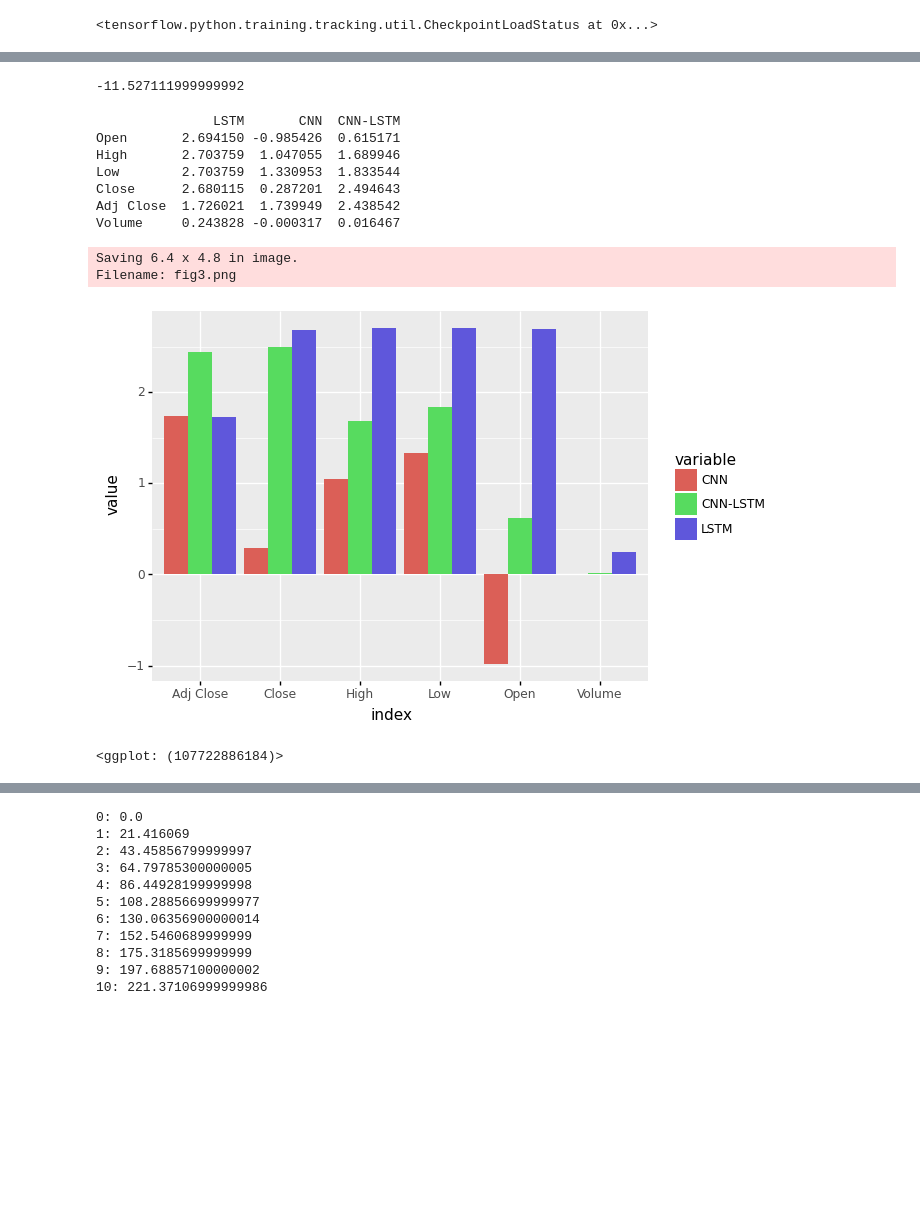
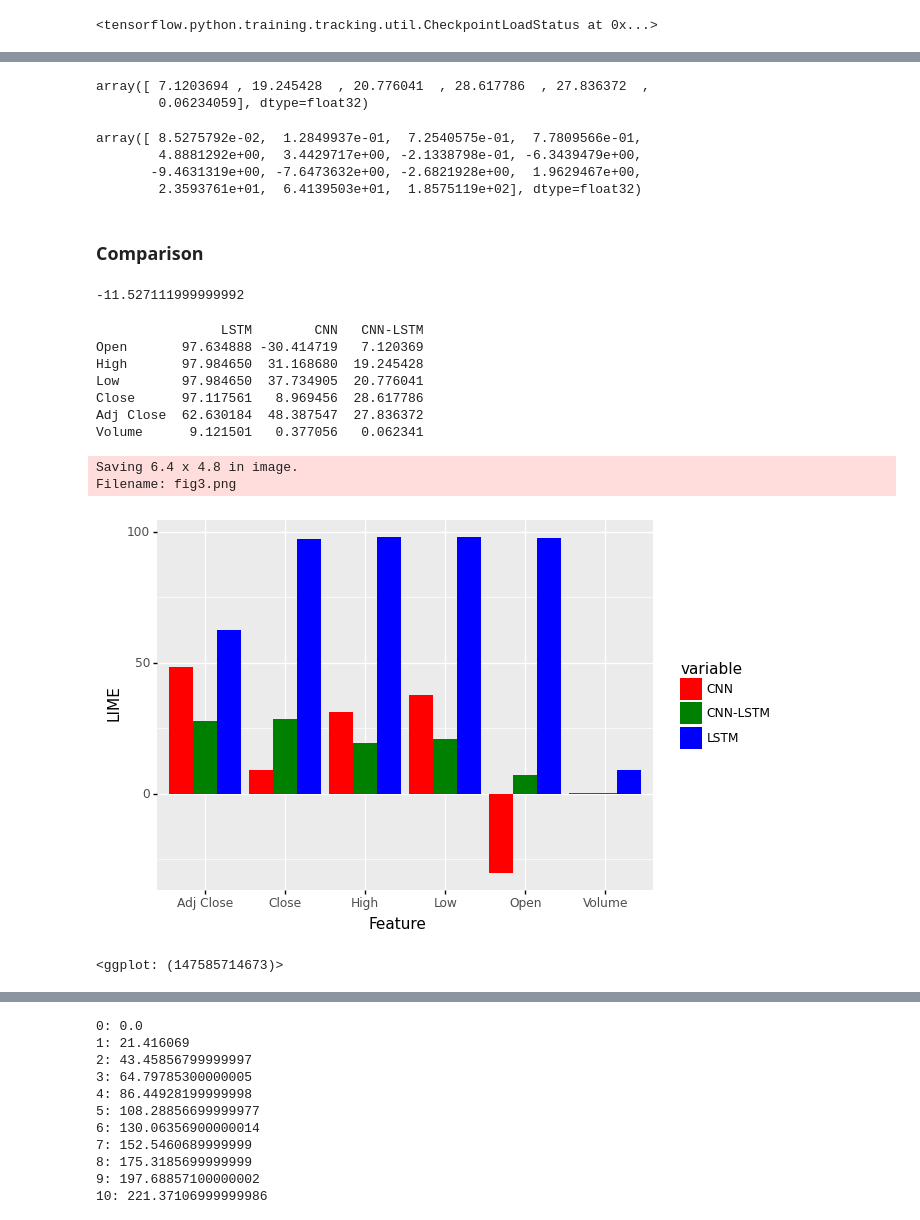
Before and after one commit to do8572/Financial-Time-Series-Prediction, a Jupyter notebook: Report.ipynb, the cells around one changed output, grey strips where cells are left out. Saved outputs shown, nothing was run; the diff lists cells and outputs as text; code cells hidden in the pictures; blank space fills up the shorter version.

```diff
--- a/Report.ipynb
+++ b/Report.ipynb
@@ -751,37 +741,56 @@ array([-8.6621471e-02,  5.6767076e-01,  2.2402486e-01,  7.1503133e-01,
+# %%
+cnn_lstm_features = lime_cnn_lstm.mean(axis=(0,1,2))
+cnn_lstm_features
+# %% [output]
+array([ 7.1203694 , 19.245428  , 20.776041  , 28.617786  , 27.836372  ,
+        0.06234059], dtype=float32)
+# %%
+cnn_lstm_lags = lime_cnn_lstm.mean(axis=(0,1,3))
+cnn_lstm_lags
+# %% [output]
+array([ 8.5275792e-02,  1.2849937e-01,  7.2540575e-01,  7.7809566e-01,
+        4.8881292e+00,  3.4429717e+00, -2.1338798e-01, -6.3439479e+00,
+       -9.4631319e+00, -7.6473632e+00, -2.6821928e+00,  1.9629467e+00,
+        2.3593761e+01,  6.4139503e+01,  1.8575119e+02], dtype=float32)
+# %% [markdown]
+### Comparison
 # %%
 np.sum(stk_train["Open"] - stk_train["Close"])
 # %% [output]
 -11.527111999999992
 # %%
 res_feat = pd.DataFrame(columns=["Open", "High", "Low", "Close", "Adj Close", "Volume"])
-for el in [lstm_features, cnn_features, cnn_lstm_features]:
+for el in [lstm_lime_features, cnn_features, cnn_lstm_features]:
     res_feat = res_feat.append({key: el[i] for key, i in zip(res_feat, range(len(res_feat.columns)))}, ignore_index=True)
 res_feat = res_feat.T
 res_feat.rename(columns={0: "LSTM", 1: "CNN", 2: "CNN-LSTM"}, inplace=True)
 for col in ["LSTM", "CNN", "CNN-LSTM"]:
-    res_feat[col] = res_feat[col] / res_feat[col].std()
+    res_feat[col] = res_feat[col] #/ res_feat[col].std()
 print(res_feat)
 res_feat = res_feat.reset_index()
 res_feat = res_feat.melt(id_vars="index")
 # %% [output]
-               LSTM       CNN  CNN-LSTM
-Open       2.694150 -0.985426  0.615171
-High       2.703759  1.047055  1.689946
-Low        2.703759  1.330953  1.833544
-Close      2.680115  0.287201  2.494643
-Adj Close  1.726021  1.739949  2.438542
-Volume     0.243828 -0.000317  0.016467
+                LSTM        CNN   CNN-LSTM
+Open       97.634888 -30.414719   7.120369
+High       97.984650  31.168680  19.245428
+Low        97.984650  37.734905  20.776041
+Close      97.117561   8.969456  28.617786
+Adj Close  62.630184  48.387547  27.836372
+Volume      9.121501   0.377056   0.062341
 # %%
+grpcol = ["red", "green", "blue"]
 g = (
     ggplot(res_feat, aes(x="index", y="value", fill="variable")) +
-    geom_bar(stat="identity", position=position_dodge())
+    geom_bar(stat="identity", position=position_dodge()) +
+    labs(y="LIME", x="Feature") +
+    scale_fill_manual(values=grpcol)
 )
 ggsave(plot=g, filename='fig3.png', dpi=80)
 g
 # %% [output]
 Saving 6.4 x 4.8 in image.
 Filename: fig3.png
-[figure, old version]
+[figure, new version]
-<ggplot: (107722886184)>
+<ggplot: (147585714673)>
 # %%
 res_lags = pd.DataFrame(columns=[i for i in range(15)])
```
Also changed, not shown: parts of 98 cells of this notebook, 31 other files.
